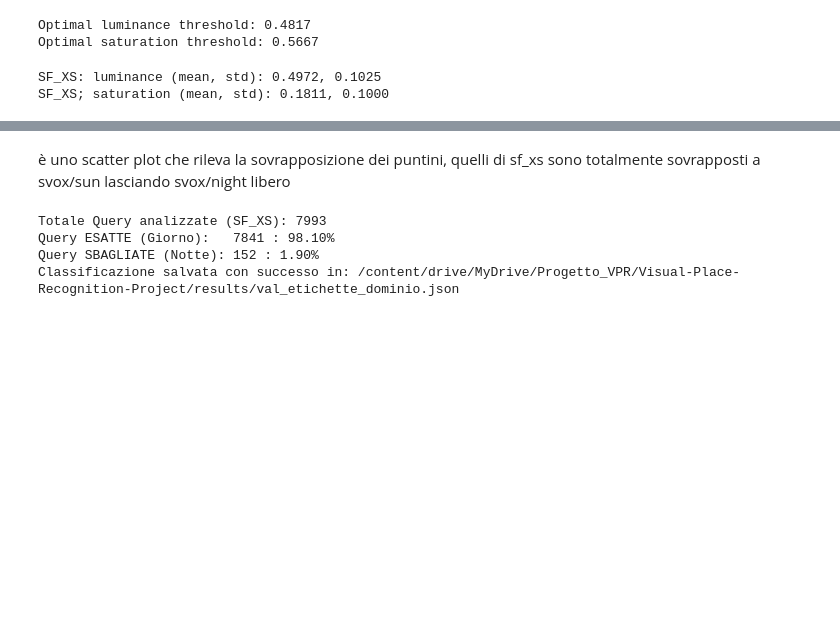
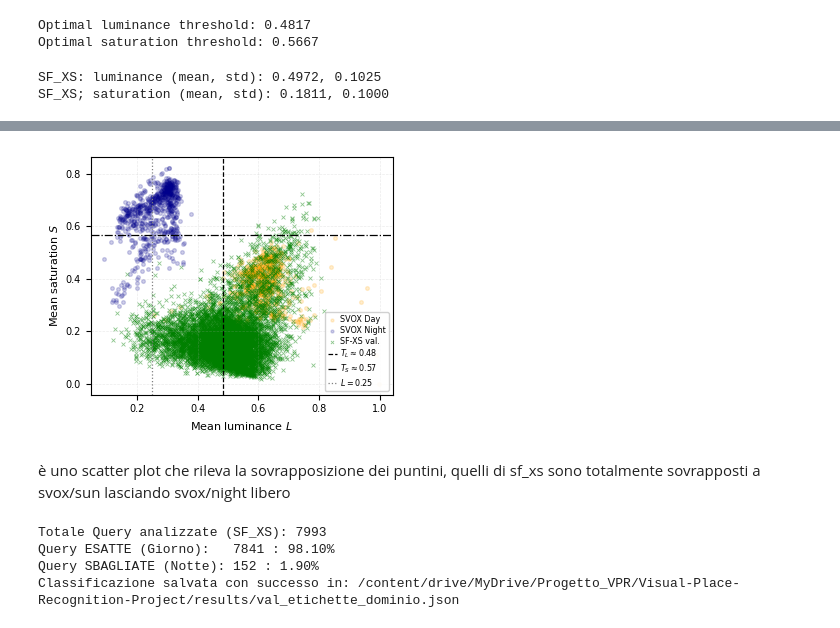
Before and after one commit to androsida/Visual-Place-Recognition-Project, a Jupyter notebook: start_your_project.ipynb, the cells around one changed output, grey strips where cells are left out. Drawn from its saved outputs; the diff is of its cells as text; code cells hidden in the pictures; blank space fills up the shorter version.

Commit message:
updated HLS graph

```diff
--- a/start_your_project.ipynb
+++ b/start_your_project.ipynb
@@ -1770,3 +1756,86 @@ plt.show()
+# %%
+import matplotlib.pyplot as plt
+
+TL = threshold_luminance_cv
+TS = threshold_saturation_cv
+L_MIN = 0.25
+
+fig, ax = plt.subplots(figsize=(3.45, 2.75))  # designed for one IEEE column
+
+ax.scatter(
+    L_sun, S_sun,
+    c='orange',
+    alpha=0.18,
+    s=7,
+    label='SVOX Day'
+)
+
+ax.scatter(
+    L_night, S_night,
+    c='darkblue',
+    alpha=0.18,
+    s=7,
+    label='SVOX Night'
+)
+
+ax.scatter(
+    L_sfxs, S_sfxs,
+    c='green',
+    marker='x',
+    alpha=0.45,
+    s=8,
+    linewidths=0.6,
+    label='SF-XS val.'
+)
+
+ax.axvline(
+    TL,
+    color='black',
+    linestyle='--',
+    linewidth=0.9,
+    label=fr'$T_L \approx {TL:.2f}$'
+)
+
+ax.axhline(
+    TS,
+    color='black',
+    linestyle='-.',
+    linewidth=0.9,
+    label=fr'$T_S \approx {TS:.2f}$'
+)
+
+ax.axvline(
+    L_MIN,
+    color='gray',
+    linestyle=':',
+    linewidth=0.9,
+    label=fr'$L = {L_MIN:.2f}$'
+)
+# No title: the caption already does that job
+ax.set_xlabel(r'Mean luminance $L$', fontsize=8)
+ax.set_ylabel(r'Mean saturation $S$', fontsize=8)
+
+ax.tick_params(axis='both', labelsize=7)
+ax.grid(True, linestyle='--', alpha=0.25, linewidth=0.5)
+
+ax.legend(
+    loc='lower right',
+    fontsize=5.8,
+    frameon=True,
+    framealpha=0.9,
+    borderpad=0.35,
+    labelspacing=0.25,
+    handlelength=1.2,
+    handletextpad=0.4,
+    markerscale=0.8
+)
+
+plt.tight_layout(pad=0)
+
+plt.savefig("/content/drive/MyDrive/Progetto_VPR/Visual-Place-Recognition-Project/results/Lum_Sat_Heuristic/hls_day_night_validation.pdf", bbox_inches="tight",pad_inches=0.01)
+plt.show()
+# %% [output]
+[figure, added]
 # %% [markdown]
 è uno scatter plot che rileva la sovrapposizione dei puntini, quelli di sf_xs sono totalmente sovrapposti a svox/sun lasciando svox/night libero
 # %%
```
Also changed, not shown: parts of 3 cells of this notebook.
